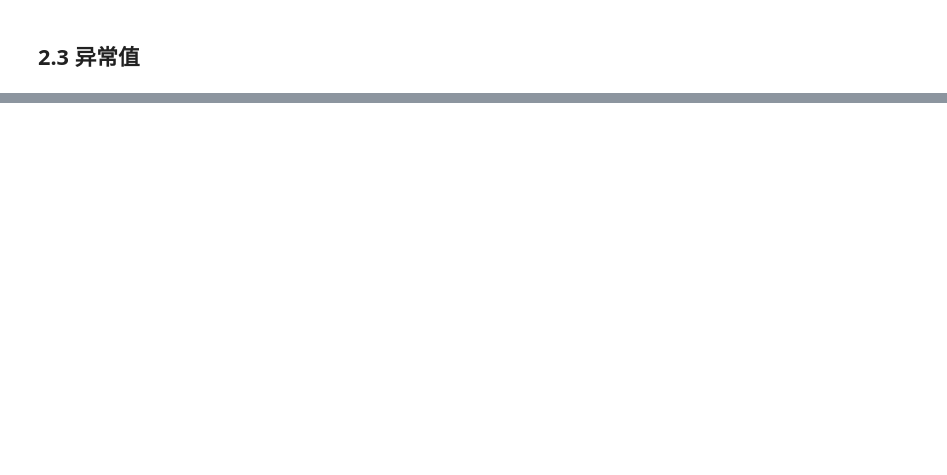
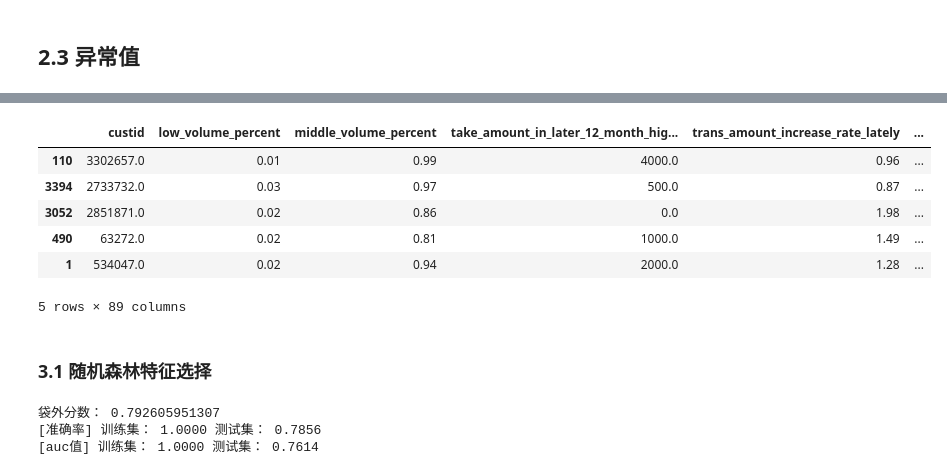
Before and after one commit to KuiyuanZhang/Marchine_Learning_Train, a Jupyter notebook: code/Code.ipynb, the cells around one changed output, grey strips where cells are left out. Saved outputs shown, nothing was run; the diff lists cells and outputs as text; code cells hidden in the pictures; blank space fills up the shorter version.

```diff
--- a/code/Code.ipynb
+++ b/code/Code.ipynb
@@ -254,7 +344,17 @@ data.describe()
-# %%
-#切分数据，测试集30%，训练集70%，随机种子设置为2018
-from sklearn.model_selection import train_test_split
-random_state = 2018
-train,test = train_test_split(data, test_size=0.3, random_state=random_state)
-print("Training data shape: ", train.shape)
-print("Tesing data shape: ", test.shape)
+# %%
+#划分训练数据和训练结果
+y_train = train.status
+X_train = train.drop("status", axis=1)
+#划分测试数据和测试结果
+y_test = test.status
+X_test = test.drop("status", axis=1)
+# %%
+X_train.head()
+# %% [output]
+|  | custid | low_volume_percent | middle_volume_percent | take_amount_in_later_12_month_hig... | trans_amount_increase_rate_lately | ... |
+| 110 | 3302657.0 | 0.01 | 0.99 | 4000.0 | 0.96 | ... |
+| 3394 | 2733732.0 | 0.03 | 0.97 | 500.0 | 0.87 | ... |
+| 3052 | 2851871.0 | 0.02 | 0.86 | 0.0 | 1.98 | ... |
+| 490 | 63272.0 | 0.02 | 0.81 | 1000.0 | 1.49 | ... |
+| 1 | 534047.0 | 0.02 | 0.94 | 2000.0 | 1.28 | ... |
+5 rows × 89 columns
@@ -260,0 +391,16 @@ print("Tesing data shape: ", test.shape)
+# %% [markdown]
+### 3.1 随机森林特征选择
+# %%
+from sklearn import metrics
+#随机森林
+from sklearn.ensemble import  RandomForestClassifier
+
+
+rf0 = RandomForestClassifier(n_estimators=1000, oob_score=True, random_state=2018)
+rf0.fit(X_train, y_train)
+print('袋外分数：', rf0.oob_score_)
+model_metrics(rf0, X_train, X_test, y_train, y_test)
+# %% [output]
+袋外分数： 0.792605951307
+[准确率] 训练集： 1.0000 测试集： 0.7856
+[auc值] 训练集： 1.0000 测试集： 0.7614
```
Also changed, not shown: parts of 51 cells of this notebook.
